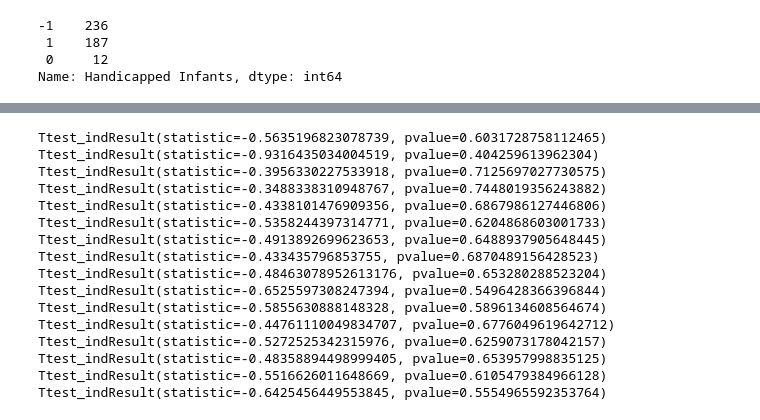
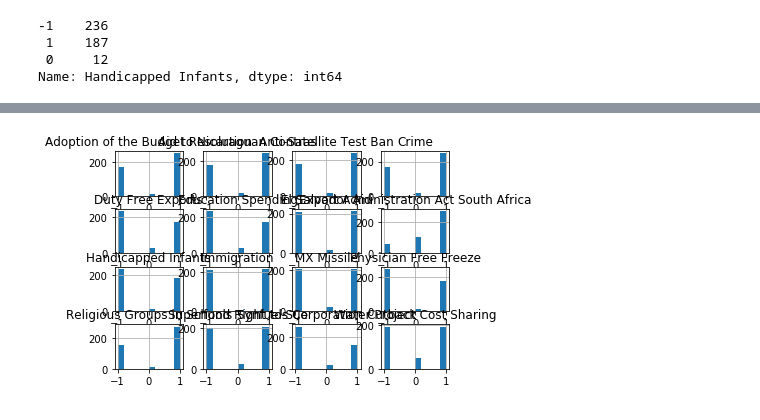
Before and after one commit to npgeorge/DS-Unit-1-Sprint-3-Statistical-Tests-and-Experiments, a Jupyter notebook: Nicholas_George_LS_DS_131_Statistics_Probability_Assignment.ipynb, the cells around one changed output, grey strips where cells are left out. Saved outputs shown, nothing was run; the diff lists cells and outputs as text; code cells hidden in the pictures.

Commit message:
Assignment - Statistics Probability

```diff
--- a/Nicholas_George_LS_DS_131_Statistics_Probability_Assignment.ipynb
+++ b/Nicholas_George_LS_DS_131_Statistics_Probability_Assignment.ipynb
@@ -427,52 +133,4 @@ Name: Export Administration Act South Africa, dtype: int64
-# %%
-#all the t-tests
-from scipy.stats import ttest_ind, ttest_ind_from_stats, ttest_rel
-#1: 'Handicapped Infants'
-print(ttest_ind(reps_hand_inf, dems_hand_inf))
-#2: 'Water Project Cost Sharing'
-print(ttest_ind(reps_wpcs, dems_wpcs))
-#3: 'Adoption of the Budget Resolution'
-print(ttest_ind(reps_abr, dems_abr))
-#4: 'Physician Free Freeze'
-print(ttest_ind(reps_pff, dems_pff))
-#5: 'El Salvador Aid'
-print(ttest_ind(reps_ela, dems_ela))
-#6: 'Religious Groups in Schools'
-print(ttest_ind(reps_rga, dems_rga))
-#7: 'Anti-Satellite Test Ban'
-print(ttest_ind(reps_astb, dems_astb))
-#8: 'Aid to Nicaraguan Contras'
-print(ttest_ind(reps_anc, dems_anc))
-#9: 'MX Missile'
-print(ttest_ind(reps_mx, dems_mx))
-#10: 'Immigration'
-print(ttest_ind(reps_imm, dems_imm))
-#11: 'Synfuels Corporation Cutback'
-print(ttest_ind(reps_scc, dems_scc))
-#12: 'Education Spending'
-print(ttest_ind(reps_es, dems_es))
-#13: 'Superfund Right to Sue'
-print(ttest_ind(reps_srs, dems_srs))
-#14: 'Crime'
-print(ttest_ind(reps_crime, dems_crime))
-#15: 'Duty Free Exports'
-print(ttest_ind(reps_dfe, dems_dfe))
-#16: 'Export Administration Act South Africa'
-print(ttest_ind(reps_eaasa, dems_eaasa))
-# %% [output]
-Ttest_indResult(statistic=-0.5635196823078739, pvalue=0.6031728758112465)
-Ttest_indResult(statistic=-0.9316435034004519, pvalue=0.404259613962304)
-Ttest_indResult(statistic=-0.3956330227533918, pvalue=0.7125697027730575)
-Ttest_indResult(statistic=-0.3488338310948767, pvalue=0.7448019356243882)
-Ttest_indResult(statistic=-0.4338101476909356, pvalue=0.6867986127446806)
-Ttest_indResult(statistic=-0.5358244397314771, pvalue=0.6204868603001733)
-Ttest_indResult(statistic=-0.4913892699623653, pvalue=0.6488937905648445)
-Ttest_indResult(statistic=-0.433435796853755, pvalue=0.6870489156428523)
-Ttest_indResult(statistic=-0.48463078952613176, pvalue=0.653280288523204)
-Ttest_indResult(statistic=-0.6525597308247394, pvalue=0.5496428366396844)
-Ttest_indResult(statistic=-0.5855630888148328, pvalue=0.5896134608564674)
-Ttest_indResult(statistic=-0.44761110049834707, pvalue=0.6776049619642712)
-Ttest_indResult(statistic=-0.5272525342315976, pvalue=0.6259073178042157)
-Ttest_indResult(statistic=-0.48358894498999405, pvalue=0.653957998835125)
-Ttest_indResult(statistic=-0.5516626011648669, pvalue=0.6105479384966128)
-Ttest_indResult(statistic=-0.6425456449553845, pvalue=0.5554965592353764)
+# %%
+df.hist();
+# %% [output]
+[figure, added]
```
Also changed, not shown: parts of 45 cells of this notebook.
